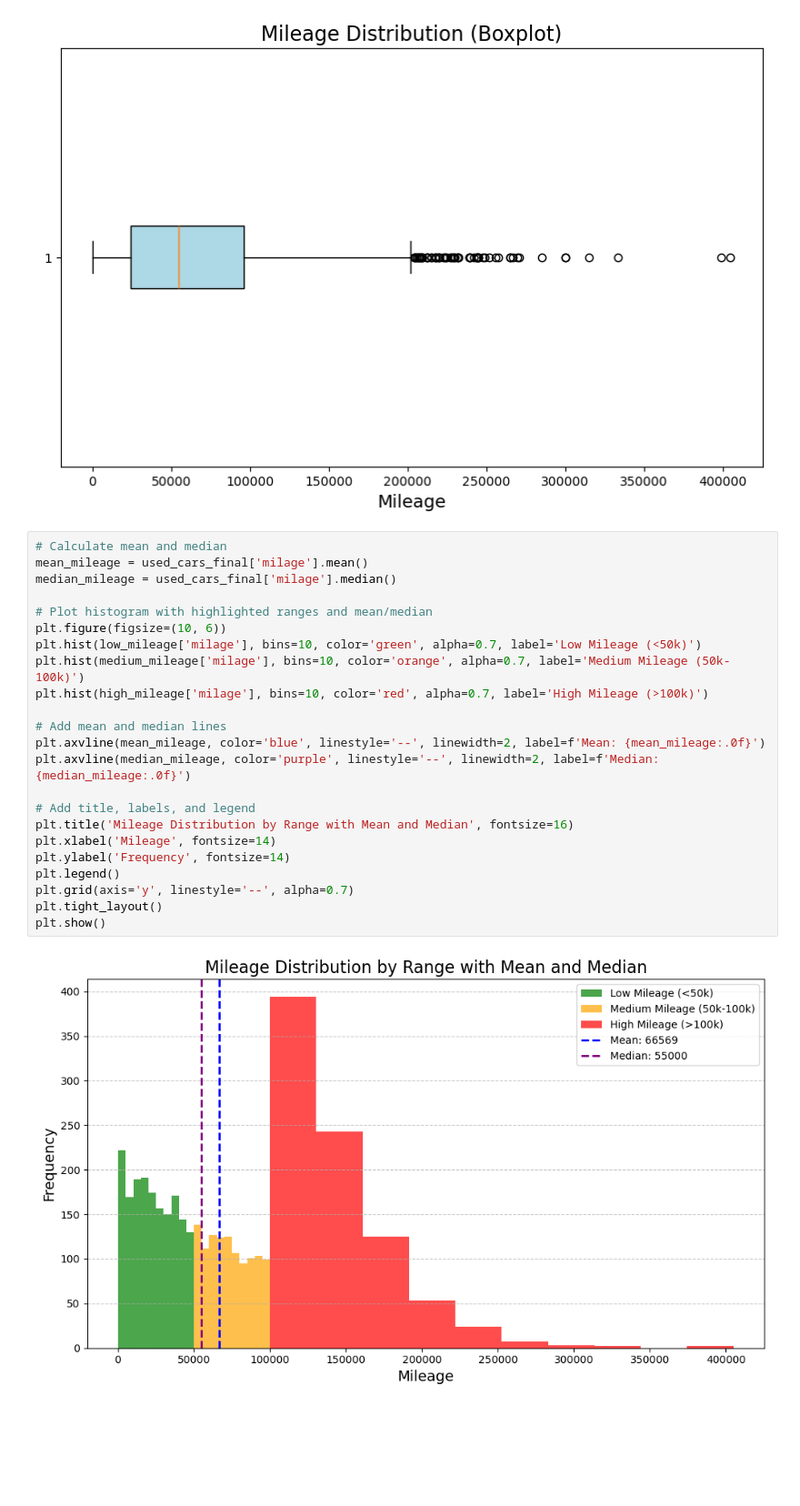
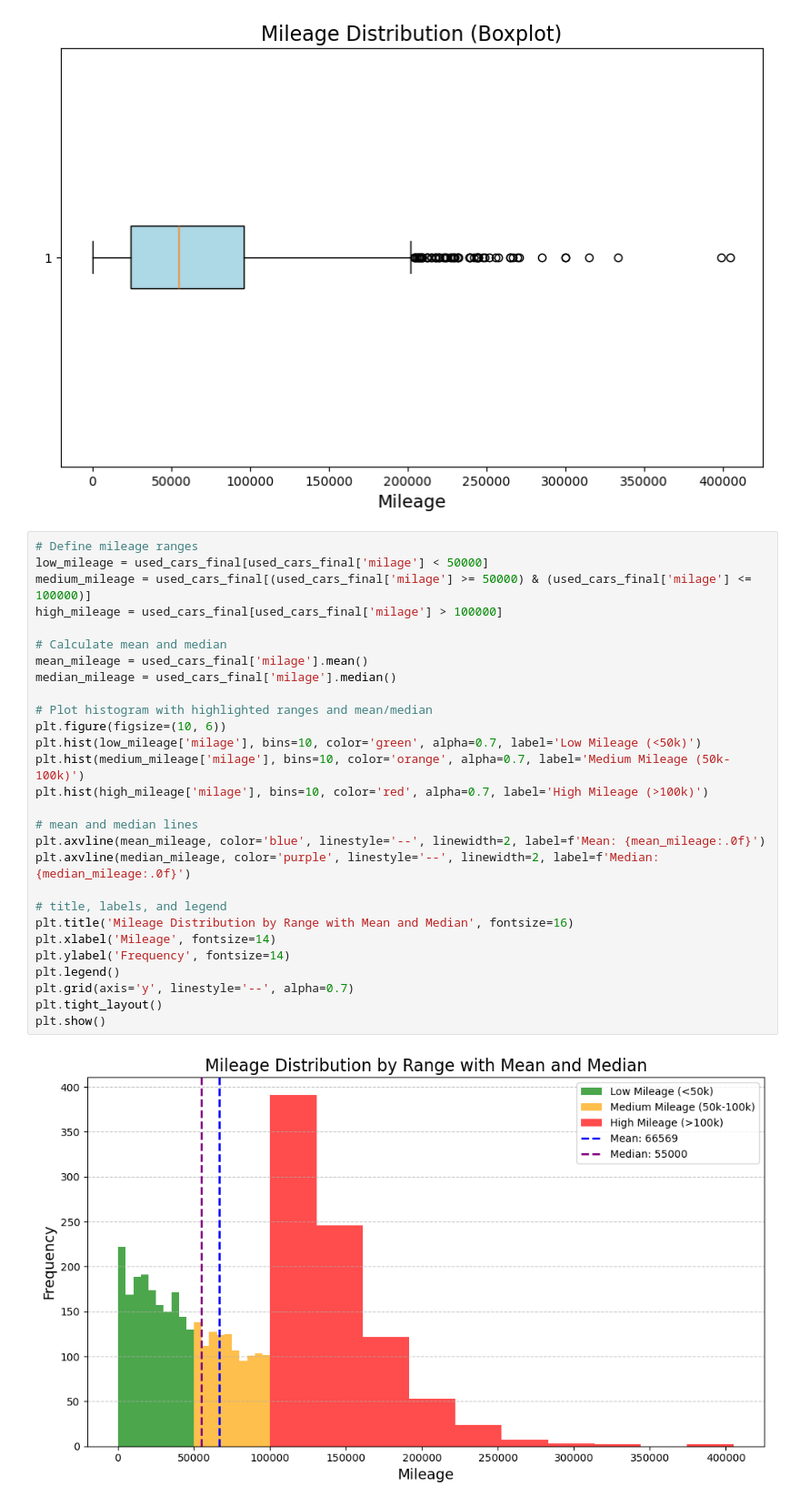
Before and after one commit to jiwenofu/Neural-Network-Project, a Jupyter notebook: ANN_Project.ipynb, the cells around one changed output. Shown: that part at 91% size. Saved outputs shown, nothing was run; the diff lists cells and outputs as text; blank space fills up the shorter version.

Commit message:
Fixed the mileage plot

```diff
--- a/ANN_Project.ipynb
+++ b/ANN_Project.ipynb
@@ -627,31 +627,36 @@ plt.xlabel('Mileage', fontsize=14)
 plt.show()
 # %% [output]
 [figure]
-# %%
-# Calculate mean and median
-mean_mileage = used_cars_final['milage'].mean()
-median_mileage = used_cars_final['milage'].median()
-
-# Plot histogram with highlighted ranges and mean/median
-plt.figure(figsize=(10, 6))
-plt.hist(low_mileage['milage'], bins=10, color='green', alpha=0.7, label='Low Mileage (<50k)')
-plt.hist(medium_mileage['milage'], bins=10, color='orange', alpha=0.7, label='Medium Mileage (50k-100k)')
-plt.hist(high_mileage['milage'], bins=10, color='red', alpha=0.7, label='High Mileage (>100k)')
-
-# Add mean and median lines
-plt.axvline(mean_mileage, color='blue', linestyle='--', linewidth=2, label=f'Mean: {mean_mileage:.0f}')
-plt.axvline(median_mileage, color='purple', linestyle='--', linewidth=2, label=f'Median: {median_mileage:.0f}')
-
-# Add title, labels, and legend
-plt.title('Mileage Distribution by Range with Mean and Median', fontsize=16)
-plt.xlabel('Mileage', fontsize=14)
-plt.ylabel('Frequency', fontsize=14)
-plt.legend()
-plt.grid(axis='y', linestyle='--', alpha=0.7)
-plt.tight_layout()
-plt.show()
-# %% [output]
-[figure, removed]
+# %%
+# Define mileage ranges
+low_mileage = used_cars_final[used_cars_final['milage'] < 50000]
+medium_mileage = used_cars_final[(used_cars_final['milage'] >= 50000) & (used_cars_final['milage'] <= 100000)]
+high_mileage = used_cars_final[used_cars_final['milage'] > 100000]
+
+# Calculate mean and median
+mean_mileage = used_cars_final['milage'].mean()
+median_mileage = used_cars_final['milage'].median()
+
+# Plot histogram with highlighted ranges and mean/median
+plt.figure(figsize=(10, 6))
+plt.hist(low_mileage['milage'], bins=10, color='green', alpha=0.7, label='Low Mileage (<50k)')
+plt.hist(medium_mileage['milage'], bins=10, color='orange', alpha=0.7, label='Medium Mileage (50k-100k)')
+plt.hist(high_mileage['milage'], bins=10, color='red', alpha=0.7, label='High Mileage (>100k)')
+
+# mean and median lines
+plt.axvline(mean_mileage, color='blue', linestyle='--', linewidth=2, label=f'Mean: {mean_mileage:.0f}')
+plt.axvline(median_mileage, color='purple', linestyle='--', linewidth=2, label=f'Median: {median_mileage:.0f}')
+
+# title, labels, and legend
+plt.title('Mileage Distribution by Range with Mean and Median', fontsize=16)
+plt.xlabel('Mileage', fontsize=14)
+plt.ylabel('Frequency', fontsize=14)
+plt.legend()
+plt.grid(axis='y', linestyle='--', alpha=0.7)
+plt.tight_layout()
+plt.show()
+# %% [output]
+[figure, added]
 # %%
 import numpy as np
 
```
Also changed, not shown: parts of 2 cells of this notebook.
